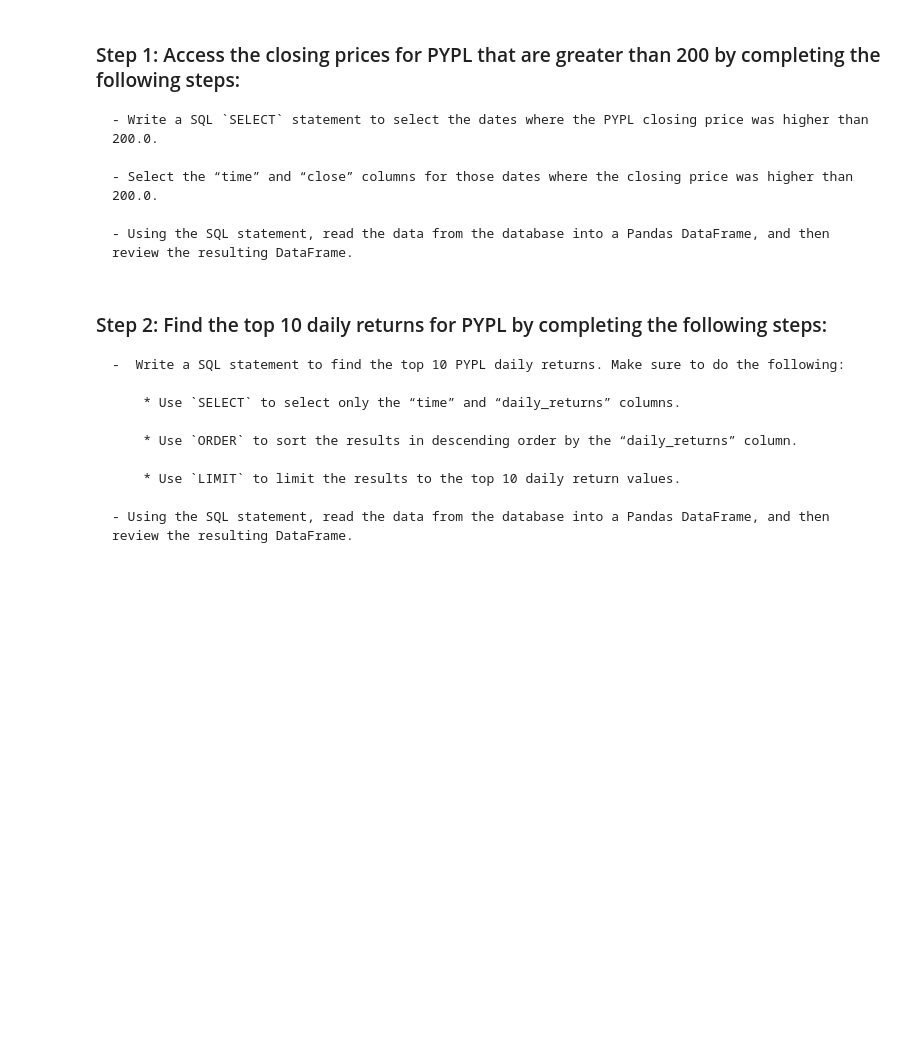
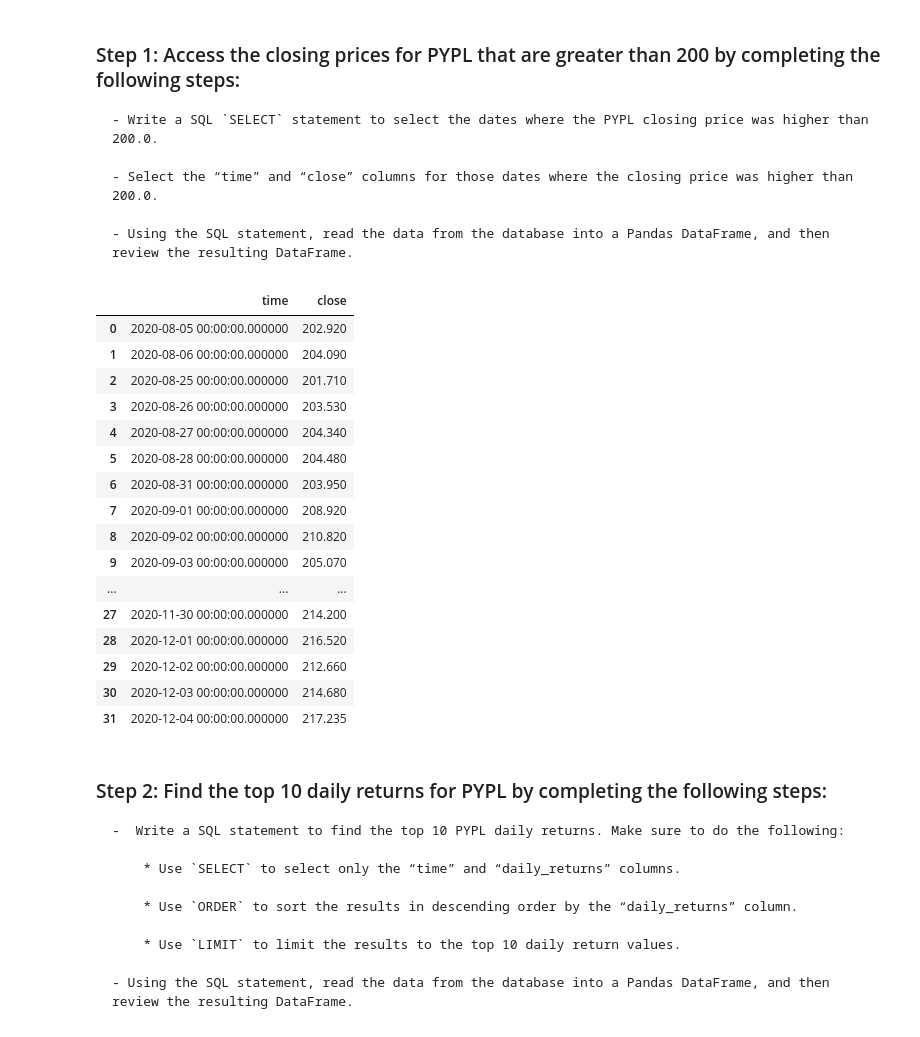
Before and after one commit to vsgellon/ETF_Analyzer, a Jupyter notebook: etf_analyzer.ipynb, the cells around one changed output. Saved outputs shown, nothing was run; the diff lists cells and outputs as text; code cells hidden in the pictures; blank space fills up the shorter version.

```diff
--- a/etf_analyzer.ipynb
+++ b/etf_analyzer.ipynb
@@ -198,13 +231,37 @@ Complete the following steps:
 # %%
 # Write a SQL SELECT statement to select the time and close columns
 # where the PYPL closing price was higher than 200.0.
-query = # YOUR CODE HERE
+query2 = """
+SELECT "time", "close"
+FROM PYPL
+WHERE close > 200
+"""
 
 # Using the query, read the data from the database into a Pandas DataFrame
-pypl_higher_than_200 = # YOUR CODE HERE
+pypl_higher_than_200 = pd.read_sql_query(query2, con=engine)
 
 # Review the resulting DataFrame
-# YOUR CODE HERE
+#results = engine.execute(pypl_higher_than_200)
+
+pypl_higher_than_200
+# %% [output]
+|  | time | close |
+| 0 | 2020-08-05 00:00:00.000000 | 202.920 |
+| 1 | 2020-08-06 00:00:00.000000 | 204.090 |
+| 2 | 2020-08-25 00:00:00.000000 | 201.710 |
+| 3 | 2020-08-26 00:00:00.000000 | 203.530 |
+| 4 | 2020-08-27 00:00:00.000000 | 204.340 |
+| 5 | 2020-08-28 00:00:00.000000 | 204.480 |
+| 6 | 2020-08-31 00:00:00.000000 | 203.950 |
+| 7 | 2020-09-01 00:00:00.000000 | 208.920 |
+| 8 | 2020-09-02 00:00:00.000000 | 210.820 |
+| 9 | 2020-09-03 00:00:00.000000 | 205.070 |
+| ... | ... | ... |
+| 27 | 2020-11-30 00:00:00.000000 | 214.200 |
+| 28 | 2020-12-01 00:00:00.000000 | 216.520 |
+| 29 | 2020-12-02 00:00:00.000000 | 212.660 |
+| 30 | 2020-12-03 00:00:00.000000 | 214.680 |
+| 31 | 2020-12-04 00:00:00.000000 | 217.235 |
 # %% [markdown]
 ### Step 2: Find the top 10 daily returns for PYPL by completing the following steps:
 
```
Also changed, not shown: parts of 8 cells of this notebook.
